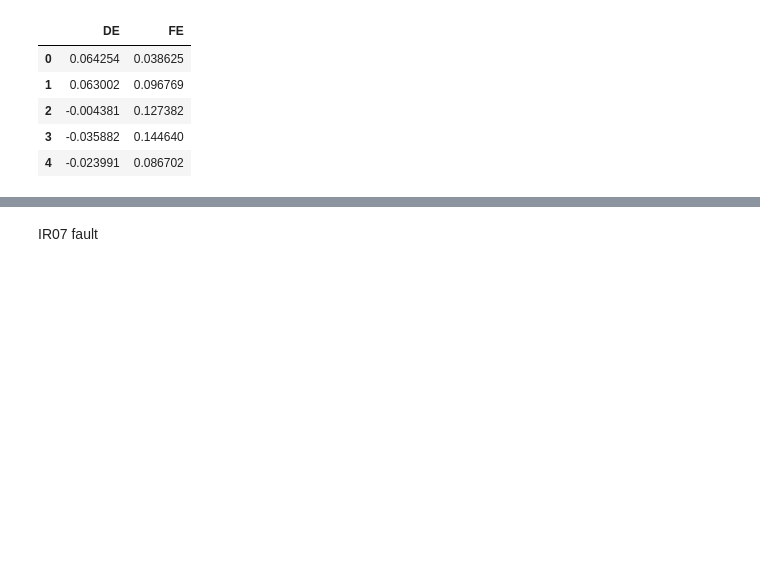
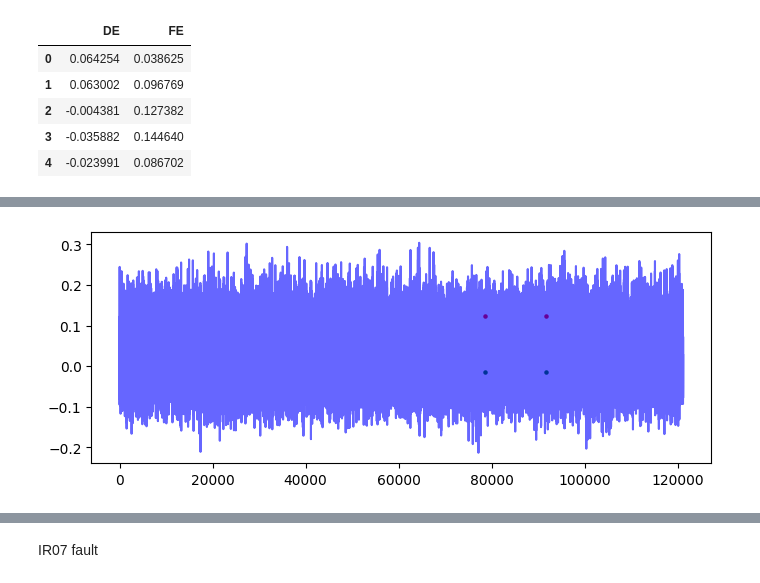
Before and after one commit to h4ppy0wl/PdM01, a Jupyter notebook: bearings01_EDA.ipynb, the cells around one changed output, grey strips where cells are left out. Saved outputs shown, nothing was run; the diff lists cells and outputs as text; code cells hidden in the pictures; blank space fills up the shorter version.

```diff
--- a/bearings01_EDA.ipynb
+++ b/bearings01_EDA.ipynb
@@ -36,0 +137,9 @@ df_normal['fault'] = 0
+# %%
+duplicate_group = 6019
+plt.figure(figsize = (8,3))
+plt.plot(df_normal.index, df_normal['DriveEndAcc'], color='blue', alpha=0.6)#DriveEnd Acc. is Blue
+plt.scatter(df_normal[df_normal['duplicate_group']==duplicate_group].index, df_normal[df_normal['duplicate_group']==duplicate_group]['DriveEndAcc'], color='red', s=5)#Duplicates are red
+plt.scatter(df_normal[df_normal['duplicate_group']==duplicate_group].index, df_normal[df_normal['duplicate_group']==duplicate_group]['FanEndAcc'], color='green', s=5)#Duplicates are red
+plt.show()
+# %% [output]
+[figure, added]
```
Also changed, not shown: parts of 29 cells of this notebook.
